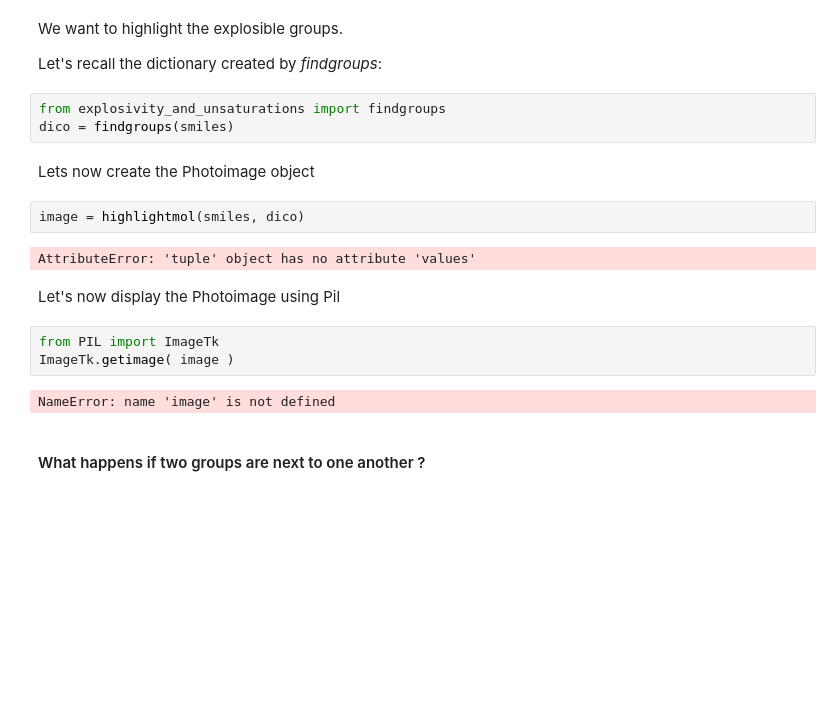
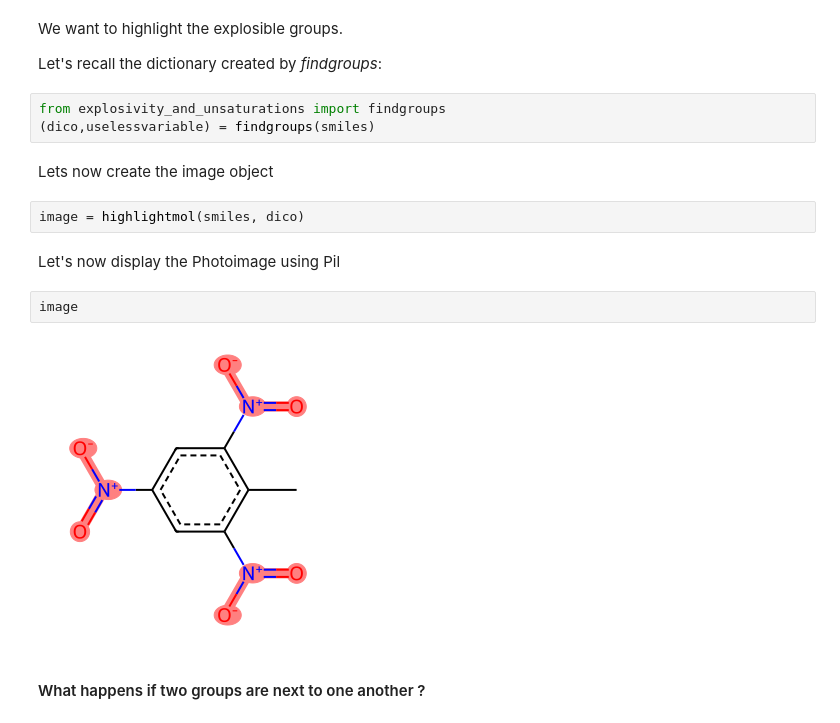
Before and after one commit to amidecar/Explosivity_and_unsaturations, a Jupyter notebook: notebooks/project_report.ipynb, the cells around one changed output. Saved outputs shown, nothing was run; the diff lists cells and outputs as text; blank space fills up the shorter version.

Commit message:
modified sourcecode so it never more tries to summon the wrath of hell each time the main windows is closed, hid tkinter in main(), changed highlightmol so it returns an image

```diff
--- a/notebooks/project_report.ipynb
+++ b/notebooks/project_report.ipynb
@@ -184,20 +212,17 @@ We want to highlight the explosible groups.
 Let's recall the dictionary created by *findgroups*:
 # %%
 from explosivity_and_unsaturations import findgroups
-dico = findgroups(smiles)
+(dico,uselessvariable) = findgroups(smiles)
 # %% [markdown]
-Lets now create the Photoimage object
+Lets now create the image object
 # %%
 image = highlightmol(smiles, dico)
-# %% [output]
-AttributeError: 'tuple' object has no attribute 'values'
 # %% [markdown]
 Let's now display the Photoimage using Pil
 # %%
-from PIL import ImageTk
-ImageTk.getimage( image )
+image
 # %% [output]
-NameError: name 'image' is not defined
+[figure, added]
 # %% [markdown]
 #### What happens if two groups are next to one another ?
 # %% [markdown]
```
Also changed, not shown: parts of 8 cells of this notebook, 4 other files.
